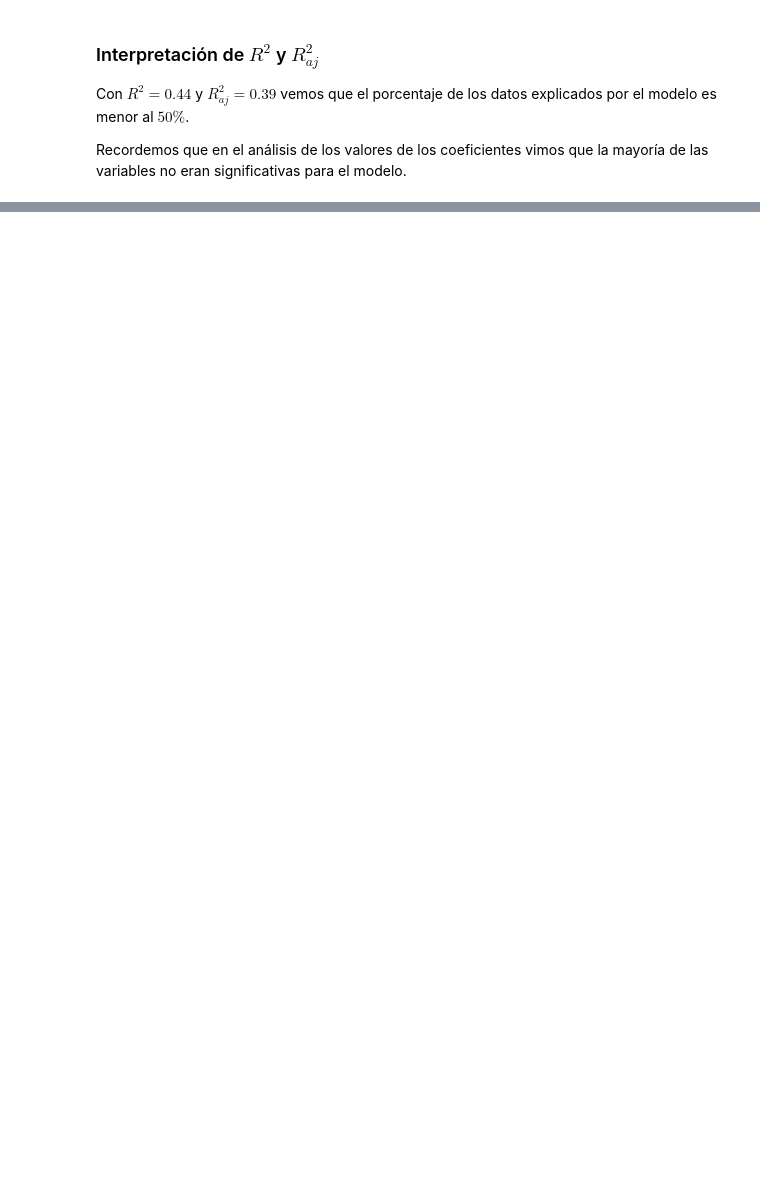
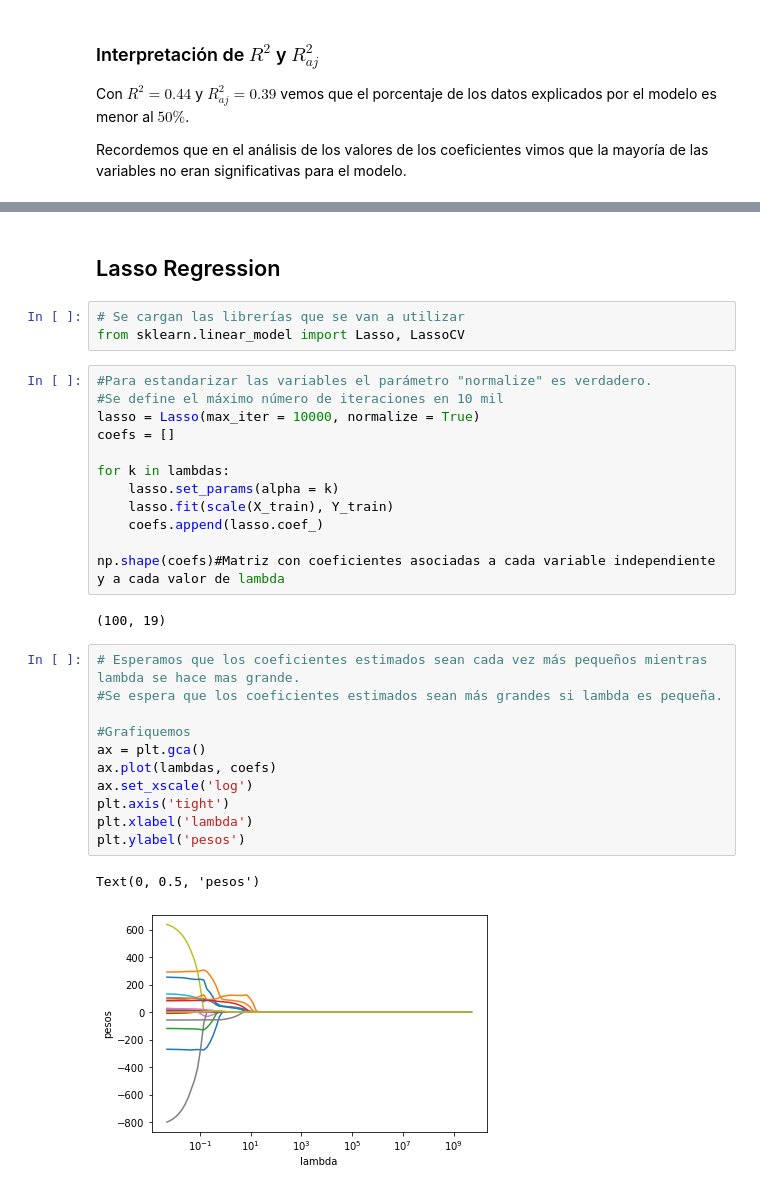
Before and after one commit to ArrigoCoen/Curso_Ciencia_de_Datos, a Jupyter notebook: M2/2_4 Ridge and Lasso Regression.ipynb, the cells around one changed output, grey strips where cells are left out. Drawn from its saved outputs; the diff is of its cells as text; blank space fills up the shorter version.

Commit message:
Ridge and LASSO Regression

```diff
--- a/M2/2_4 Ridge and Lasso Regression.ipynb
+++ b/M2/2_4 Ridge and Lasso Regression.ipynb
@@ -820,0 +684,33 @@ ECM con lambda =  0.012  es:  126184.291
+# %% [markdown]
+## Lasso Regression
+# %%
+# Se cargan las librerías que se van a utilizar
+from sklearn.linear_model import Lasso, LassoCV
+# %%
+#Para estandarizar las variables el parámetro "normalize" es verdadero.
+#Se define el máximo número de iteraciones en 10 mil
+lasso = Lasso(max_iter = 10000, normalize = True)
+coefs = []
+
+for k in lambdas:
+    lasso.set_params(alpha = k)
+    lasso.fit(scale(X_train), Y_train)
+    coefs.append(lasso.coef_)
+
+np.shape(coefs)#Matriz con coeficientes asociadas a cada variable independiente y a cada valor de lambda
+# %% [output]
+(100, 19)
+# %%
+# Esperamos que los coeficientes estimados sean cada vez más pequeños mientras lambda se hace mas grande.
+#Se espera que los coeficientes estimados sean más grandes si lambda es pequeña.
+
+#Grafiquemos
+ax = plt.gca()
+ax.plot(lambdas, coefs)
+ax.set_xscale('log')
+plt.axis('tight')
+plt.xlabel('lambda')
+plt.ylabel('pesos')
+# %% [output]
+Text(0, 0.5, 'pesos')
+[figure, added]
```
Also changed, not shown: parts of 67 cells of this notebook.
